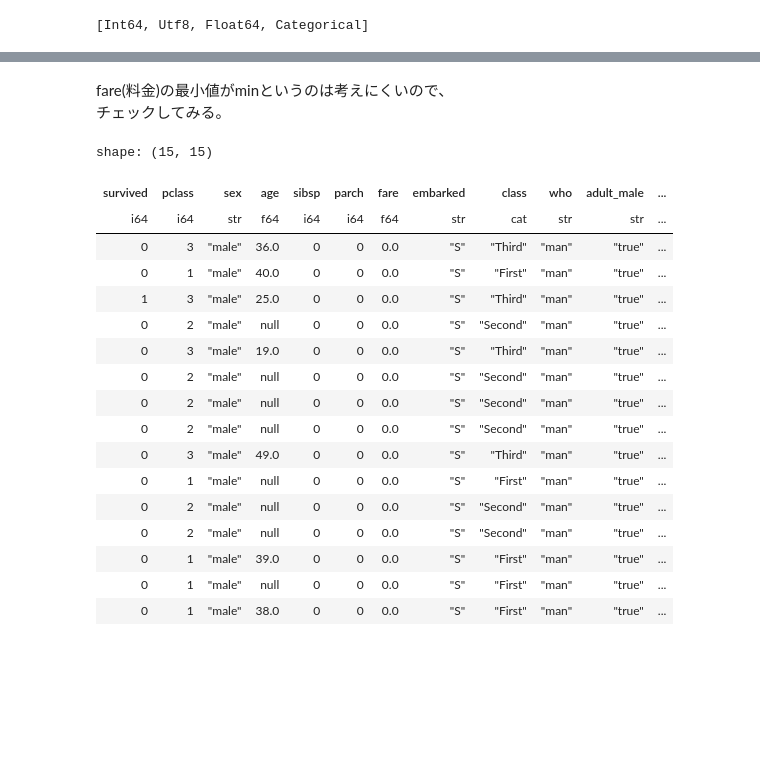
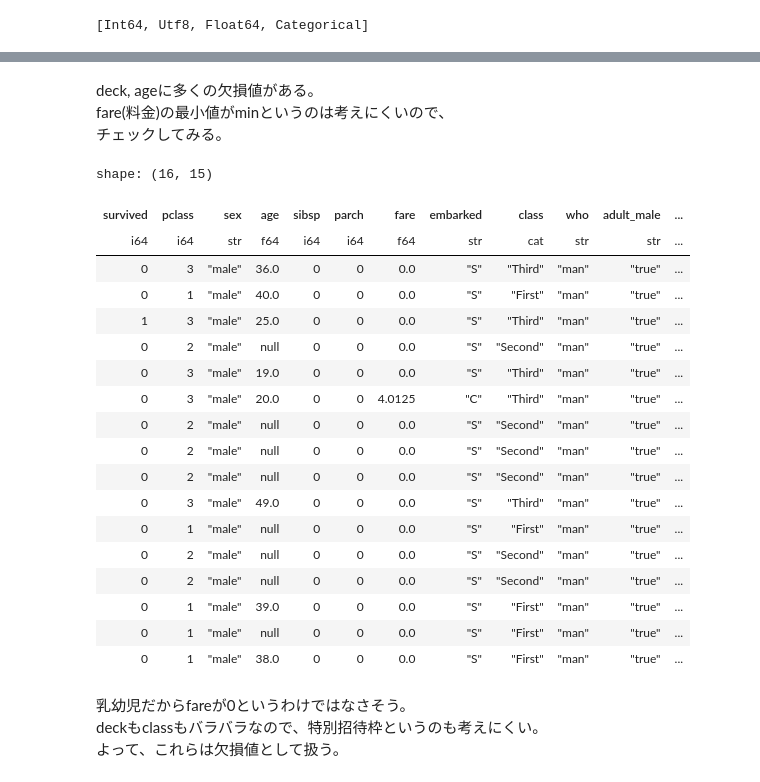
Before and after one commit to Mr-Garlic-Shrimp/TIL, a Jupyter notebook: Machine_Learning/ML_notebook-18(Various_Encoding).ipynb, the cells around one changed output, grey strips where cells are left out. Saved outputs shown, nothing was run; the diff lists cells and outputs as text; code cells hidden in the pictures; blank space fills up the shorter version.

```diff
--- a/Machine_Learning/ML_notebook-18(Various_Encoding).ipynb
+++ b/Machine_Learning/ML_notebook-18(Various_Encoding).ipynb
@@ -314,19 +322,21 @@ shape: (7, 16)
 | "max" | 1.0 | 3.0 | "male" | 80.0 | 8.0 | 6.0 | 512.3292 | "S" | null | "woman" | ... |
 | "median" | 0.0 | 3.0 | null | 28.0 | 0.0 | 0.0 | 14.4542 | null | null | null | ... |
 # %% [markdown]
+deck, ageに多くの欠損値がある。
 fare(料金)の最小値がminというのは考えにくいので、
 チェックしてみる。
 # %%
-df.filter(pl.col('fare')==0.0)
+df.filter(pl.col('fare') < 5.0)
 # %% [output]
-shape: (15, 15)
+shape: (16, 15)
 | survived | pclass | sex | age | sibsp | parch | fare | embarked | class | who | adult_male | ... |
 | i64 | i64 | str | f64 | i64 | i64 | f64 | str | cat | str | str | ... |
 | 0 | 3 | "male" | 36.0 | 0 | 0 | 0.0 | "S" | "Third" | "man" | "true" | ... |
 | 0 | 1 | "male" | 40.0 | 0 | 0 | 0.0 | "S" | "First" | "man" | "true" | ... |
 | 1 | 3 | "male" | 25.0 | 0 | 0 | 0.0 | "S" | "Third" | "man" | "true" | ... |
 | 0 | 2 | "male" | null | 0 | 0 | 0.0 | "S" | "Second" | "man" | "true" | ... |
 | 0 | 3 | "male" | 19.0 | 0 | 0 | 0.0 | "S" | "Third" | "man" | "true" | ... |
+| 0 | 3 | "male" | 20.0 | 0 | 0 | 4.0125 | "C" | "Third" | "man" | "true" | ... |
 | 0 | 2 | "male" | null | 0 | 0 | 0.0 | "S" | "Second" | "man" | "true" | ... |
 | 0 | 2 | "male" | null | 0 | 0 | 0.0 | "S" | "Second" | "man" | "true" | ... |
 | 0 | 2 | "male" | null | 0 | 0 | 0.0 | "S" | "Second" | "man" | "true" | ... |
@@ -343,0 +350,4 @@ y = df['survived'].to_pandas()
+# %% [markdown]
+乳幼児だからfareが0というわけではなさそう。
+deckもclassもバラバラなので、特別招待枠というのも考えにくい。
+よって、これらは欠損値として扱う。
```
Also changed, not shown: parts of 25 cells of this notebook, 2 other files.
